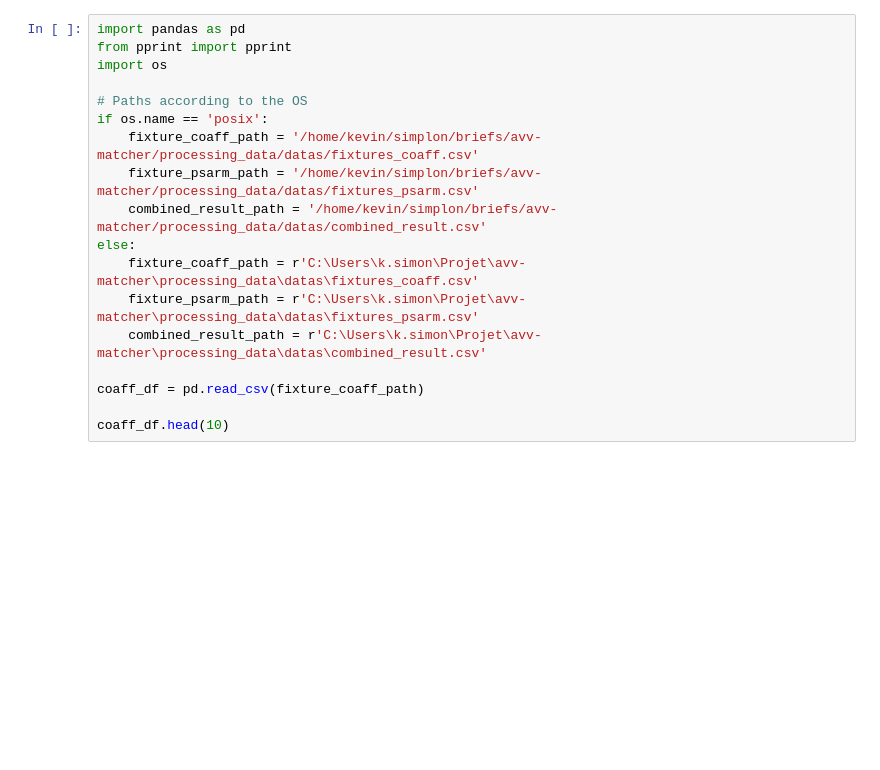
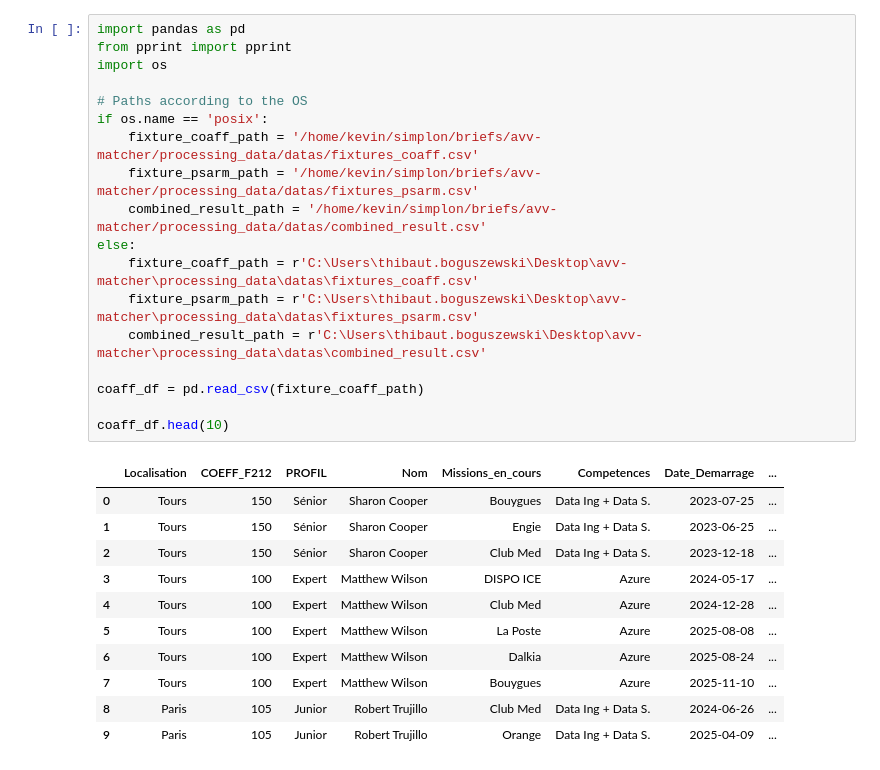
Before and after one commit to kstarkiller/profile_finder, a Jupyter notebook: processing_data/processing.ipynb, the cells around one changed output. Drawn from its saved outputs; the diff is of its cells as text; blank space fills up the shorter version.

```diff
--- a/processing_data/processing.ipynb
+++ b/processing_data/processing.ipynb
@@ -1,21 +1,33 @@
 # %%
 import pandas as pd
 from pprint import pprint
 import os
 
 # Paths according to the OS
 if os.name == 'posix':
     fixture_coaff_path = '/home/kevin/simplon/briefs/avv-matcher/processing_data/datas/fixtures_coaff.csv'
     fixture_psarm_path = '/home/kevin/simplon/briefs/avv-matcher/processing_data/datas/fixtures_psarm.csv'
     combined_result_path = '/home/kevin/simplon/briefs/avv-matcher/processing_data/datas/combined_result.csv'
 else:
-    fixture_coaff_path = r'C:\Users\k.simon\Projet\avv-matcher\processing_data\datas\fixtures_coaff.csv'
-    fixture_psarm_path = r'C:\Users\k.simon\Projet\avv-matcher\processing_data\datas\fixtures_psarm.csv'
-    combined_result_path = r'C:\Users\k.simon\Projet\avv-matcher\processing_data\datas\combined_result.csv'
+    fixture_coaff_path = r'C:\Users\thibaut.boguszewski\Desktop\avv-matcher\processing_data\datas\fixtures_coaff.csv'
+    fixture_psarm_path = r'C:\Users\thibaut.boguszewski\Desktop\avv-matcher\processing_data\datas\fixtures_psarm.csv'
+    combined_result_path = r'C:\Users\thibaut.boguszewski\Desktop\avv-matcher\processing_data\datas\combined_result.csv'
 
 coaff_df = pd.read_csv(fixture_coaff_path)
 
 coaff_df.head(10)
+# %% [output]
+|  | Localisation | COEFF_F212 | PROFIL | Nom | Missions_en_cours | Competences | Date_Demarrage | ... |
+| 0 | Tours | 150 | Sénior | Sharon Cooper | Bouygues | Data Ing + Data S. | 2023-07-25 | ... |
+| 1 | Tours | 150 | Sénior | Sharon Cooper | Engie | Data Ing + Data S. | 2023-06-25 | ... |
+| 2 | Tours | 150 | Sénior | Sharon Cooper | Club Med | Data Ing + Data S. | 2023-12-18 | ... |
+| 3 | Tours | 100 | Expert | Matthew Wilson | DISPO ICE | Azure | 2024-05-17 | ... |
+| 4 | Tours | 100 | Expert | Matthew Wilson | Club Med | Azure | 2024-12-28 | ... |
+| 5 | Tours | 100 | Expert | Matthew Wilson | La Poste | Azure | 2025-08-08 | ... |
+| 6 | Tours | 100 | Expert | Matthew Wilson | Dalkia | Azure | 2025-08-24 | ... |
+| 7 | Tours | 100 | Expert | Matthew Wilson | Bouygues | Azure | 2025-11-10 | ... |
+| 8 | Paris | 105 | Junior | Robert Trujillo | Club Med | Data Ing + Data S. | 2024-06-26 | ... |
+| 9 | Paris | 105 | Junior | Robert Trujillo | Orange | Data Ing + Data S. | 2025-04-09 | ... |
 # %%
 psarm_df = pd.read_csv(fixture_psarm_path)
 
```
Also changed, not shown: parts of 4 cells of this notebook, 10 other files.
